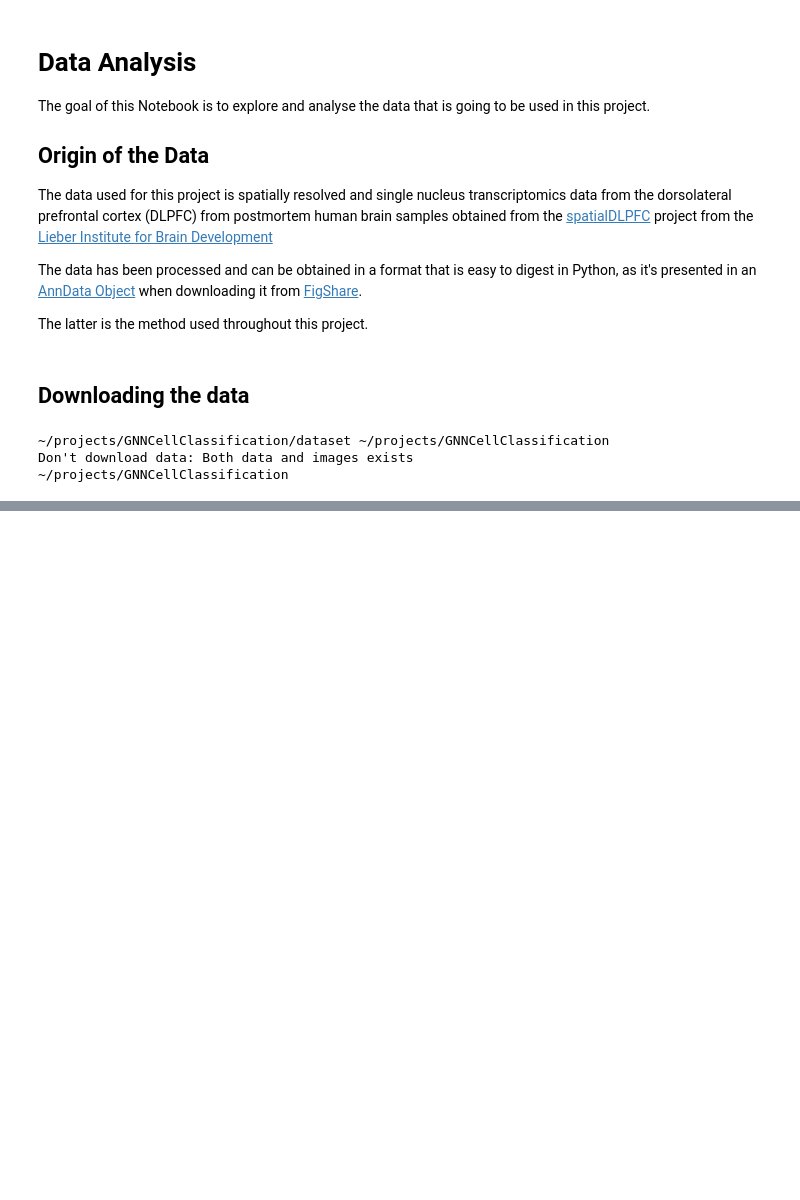
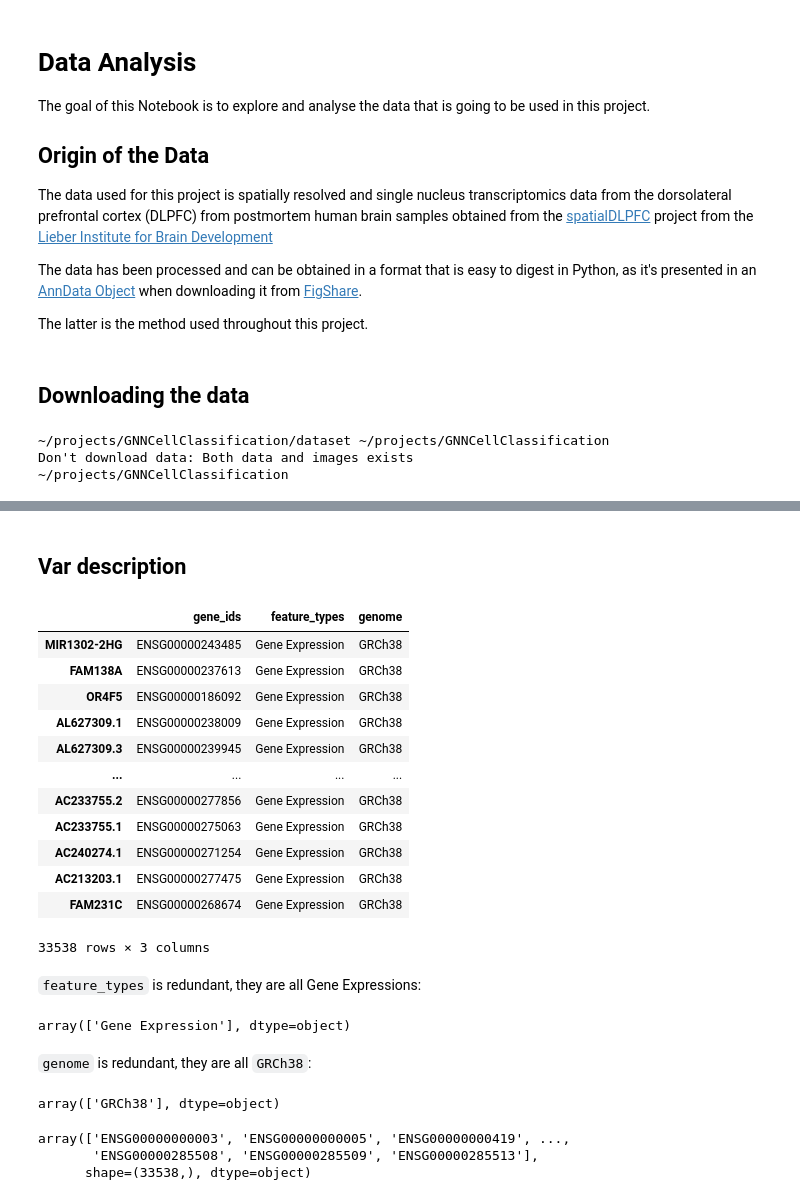
Before and after one commit to taomasgonzalez/GNNCellClassification, a Jupyter notebook: DataAnalysis.ipynb, the cells around one changed output, grey strips where cells are left out. Drawn from its saved outputs; the diff is of its cells as text; code cells hidden in the pictures; blank space fills up the shorter version.

```diff
--- a/DataAnalysis.ipynb
+++ b/DataAnalysis.ipynb
@@ -20,0 +210,36 @@ Don't download data: Both data and images exists
+# %% [markdown]
+## Var description
+# %%
+ann_data['151676'].var
+# %% [output]
+|  | gene_ids | feature_types | genome |
+| MIR1302-2HG | ENSG00000243485 | Gene Expression | GRCh38 |
+| FAM138A | ENSG00000237613 | Gene Expression | GRCh38 |
+| OR4F5 | ENSG00000186092 | Gene Expression | GRCh38 |
+| AL627309.1 | ENSG00000238009 | Gene Expression | GRCh38 |
+| AL627309.3 | ENSG00000239945 | Gene Expression | GRCh38 |
+| ... | ... | ... | ... |
+| AC233755.2 | ENSG00000277856 | Gene Expression | GRCh38 |
+| AC233755.1 | ENSG00000275063 | Gene Expression | GRCh38 |
+| AC240274.1 | ENSG00000271254 | Gene Expression | GRCh38 |
+| AC213203.1 | ENSG00000277475 | Gene Expression | GRCh38 |
+| FAM231C | ENSG00000268674 | Gene Expression | GRCh38 |
+33538 rows × 3 columns
+# %% [markdown]
+`feature_types` is redundant, they are all Gene Expressions:
+# %%
+np.unique(ann_data['151676'].var['feature_types'])
+# %% [output]
+array(['Gene Expression'], dtype=object)
+# %% [markdown]
+`genome` is redundant, they are all `GRCh38`:
+# %%
+np.unique(ann_data['151676'].var['genome'])
+# %% [output]
+array(['GRCh38'], dtype=object)
+# %%
+np.unique(ann_data['151676'].var['gene_ids'])
+# %% [output]
+array(['ENSG00000000003', 'ENSG00000000005', 'ENSG00000000419', ...,
+       'ENSG00000285508', 'ENSG00000285509', 'ENSG00000285513'],
+      shape=(33538,), dtype=object)
```
Also changed, not shown: parts of 49 cells of this notebook, 3 other files.
